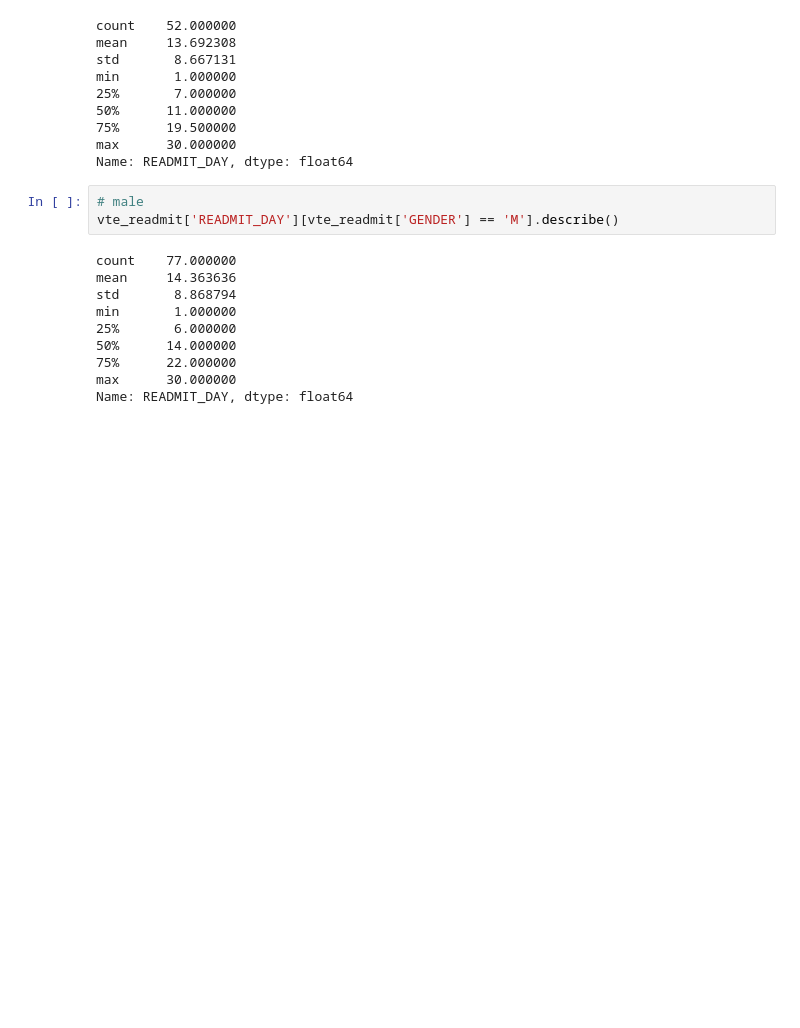
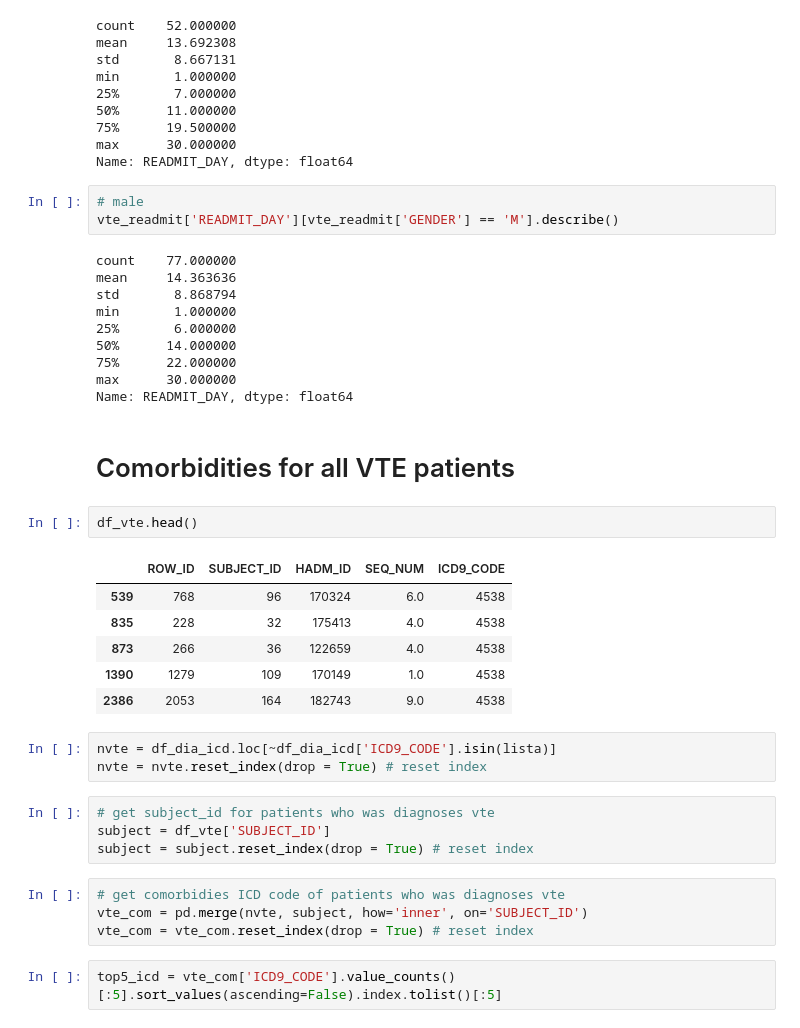
Before and after one commit to JessieZ-1204/MIMIC-III-VTE---Project, a Jupyter notebook: Breast Cancer Research.ipynb, the cells around one changed output. Drawn from its saved outputs; the diff is of its cells as text; blank space fills up the shorter version.

```diff
--- a/Breast Cancer Research.ipynb
+++ b/Breast Cancer Research.ipynb
@@ -1061,3 +1061,27 @@ min       1.000000
 75%      22.000000
 max      30.000000
 Name: READMIT_DAY, dtype: float64
+# %% [markdown]
+# Comorbidities for all VTE patients
+# %%
+df_vte.head()
+# %% [output]
+|  | ROW_ID | SUBJECT_ID | HADM_ID | SEQ_NUM | ICD9_CODE |
+| 539 | 768 | 96 | 170324 | 6.0 | 4538 |
+| 835 | 228 | 32 | 175413 | 4.0 | 4538 |
+| 873 | 266 | 36 | 122659 | 4.0 | 4538 |
+| 1390 | 1279 | 109 | 170149 | 1.0 | 4538 |
+| 2386 | 2053 | 164 | 182743 | 9.0 | 4538 |
+# %%
+nvte = df_dia_icd.loc[~df_dia_icd['ICD9_CODE'].isin(lista)]
+nvte = nvte.reset_index(drop = True) # reset index
+# %%
+# get subject_id for patients who was diagnoses vte
+subject = df_vte['SUBJECT_ID']
+subject = subject.reset_index(drop = True) # reset index
+# %%
+# get comorbidies ICD code of patients who was diagnoses vte
+vte_com = pd.merge(nvte, subject, how='inner', on='SUBJECT_ID')
+vte_com = vte_com.reset_index(drop = True) # reset index
+# %%
+top5_icd = vte_com['ICD9_CODE'].value_counts()[:5].sort_values(ascending=False).index.tolist()[:5]
```
Also changed, not shown: parts of 6 cells of this notebook.
